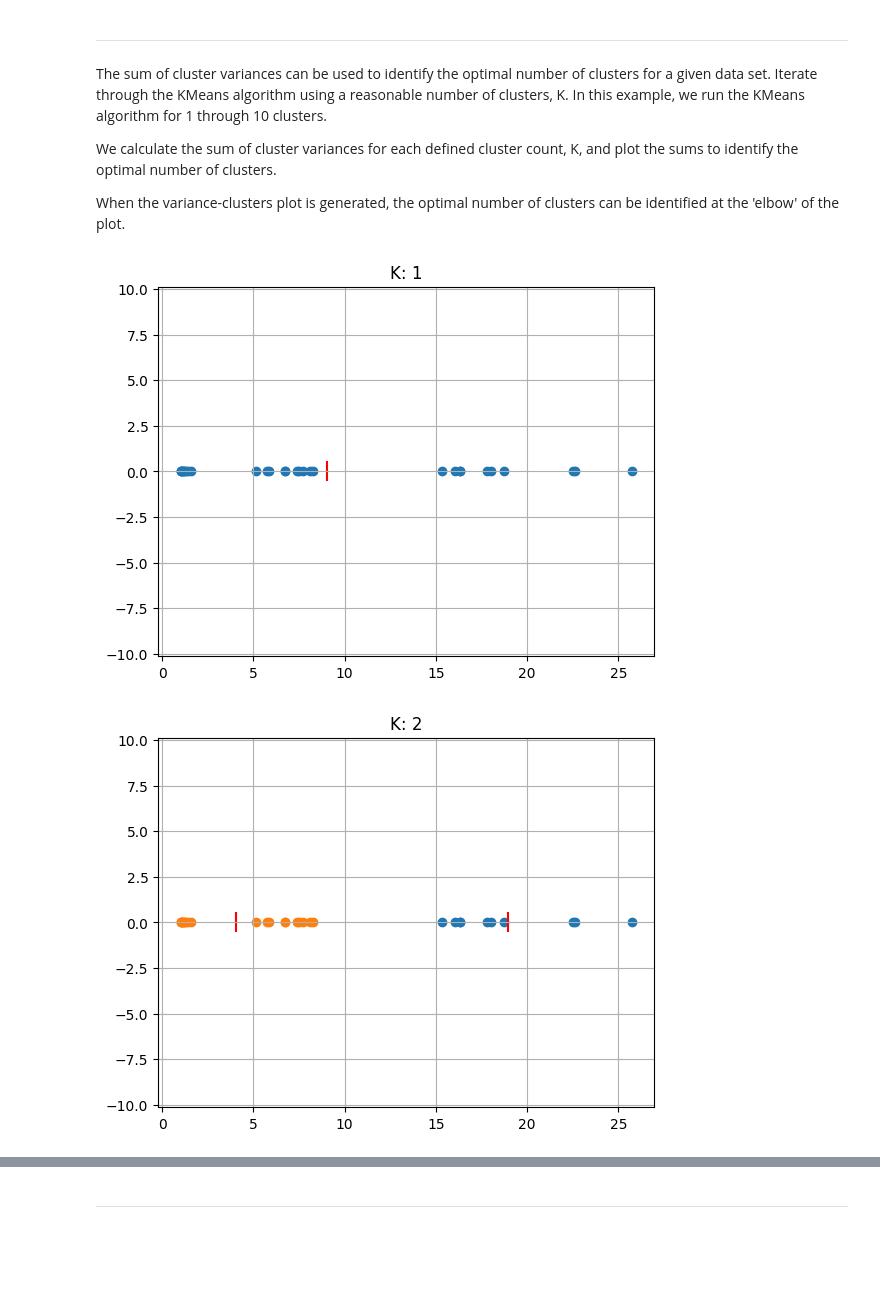
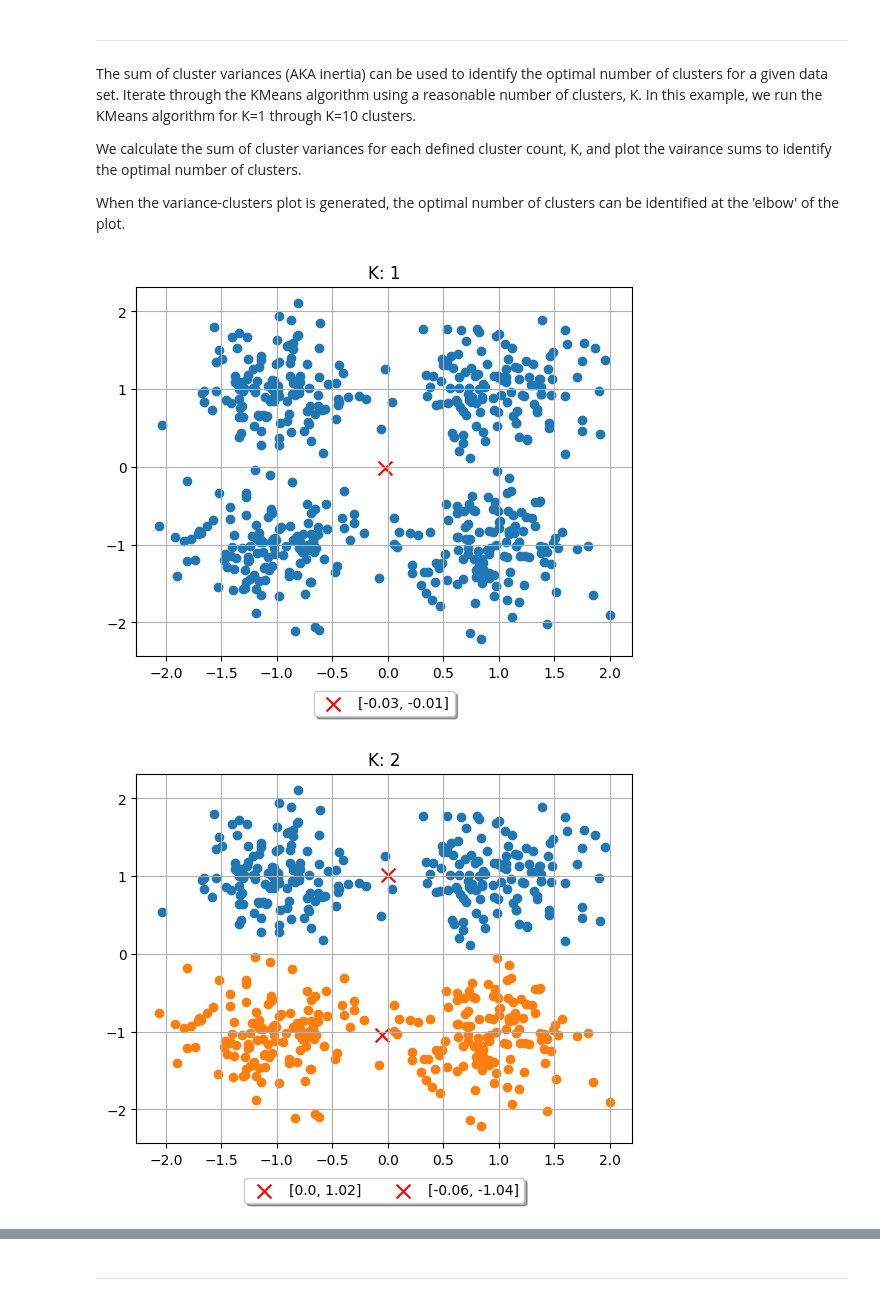
Before and after one commit to AndresDFlores/clustering_algorithms, a Jupyter notebook: k_means_clustering.ipynb, the cells around one changed output, grey strips where cells are left out. Saved outputs shown, nothing was run; the diff lists cells and outputs as text; code cells hidden in the pictures; blank space fills up the shorter version.

```diff
--- a/k_means_clustering.ipynb
+++ b/k_means_clustering.ipynb
@@ -106,4 +189,0 @@ Iteration 3
-# %%
-clusters = get_clusters(cluster_centroids=new_centroids)
-cluster_variance = get_cluster_variances(clusters=clusters)
-new_centroids = update_centroids(clusters=clusters)
@@ -112,4 +189,0 @@ Iteration 4
-# %%
-clusters = get_clusters(cluster_centroids=new_centroids)
-cluster_variance = get_cluster_variances(clusters=clusters)
-new_centroids = update_centroids(clusters=clusters)
@@ -118,4 +189,0 @@ Iteration 5
-# %%
-clusters = get_clusters(cluster_centroids=new_centroids)
-cluster_variance = get_cluster_variances(clusters=clusters)
-new_centroids = update_centroids(clusters=clusters)
@@ -124,8 +189,0 @@ Plot the clusters to visualize how the data was grouped.
-# %%
-for centroiud_key, cluster_vals in clusters.items():
-
-    plt.axis('equal')
-    plt.scatter(x=cluster_vals, y=[0]*len(cluster_vals))
-    plt.grid(True)
-
-plt.show()
@@ -134,9 +190,9 @@ plt.show()
 # %% [markdown]
 -----
 # %% [markdown]
-The sum of cluster variances can be used to identify the optimal number of clusters for a given data set.  Iterate through the KMeans algorithm using a reasonable number of clusters, K.  In this example, we run the KMeans algorithm for 1 through 10 clusters.
+The sum of cluster variances (AKA inertia) can be used to identify the optimal number of clusters for a given data set.  Iterate through the KMeans algorithm using a reasonable number of clusters, K.  In this example, we run the KMeans algorithm for K=1 through K=10 clusters.
 
-We calculate the sum of cluster variances for each defined cluster count, K, and plot the sums to identify the optimal number of clusters.
+We calculate the sum of cluster variances for each defined cluster count, K, and plot the vairance sums to identify the optimal number of clusters.
 
 When the variance-clusters plot is generated, the optimal number of clusters can be identified at the 'elbow' of the plot.
 # %%
@@ -150,7 +206,7 @@ for K in range(1, K_max+1):
     pop_data = deepcopy(data)
     start_cluster_centroids = [pop_data.pop(random.randrange(len(pop_data))) for i in range(K)]
 
-    clusters = get_clusters(cluster_centroids=start_cluster_centroids)
+    clusters = get_clusters(cluster_centroids=start_cluster_centroids, data=data)
     cluster_variance = get_cluster_variances(clusters=clusters)
     new_centroids = update_centroids(clusters=clusters)
 
@@ -158,43 +214,65 @@ for K in range(1, K_max+1):
     #  define how many times we want the algorithm to calculate cluster centroids and converge data to a cluster
     for cluster_iteration in range(10):
 
-        clusters = get_clusters(cluster_centroids=new_centroids)
+        clusters = get_clusters(cluster_centroids=new_centroids, data=data)
         cluster_variance = get_cluster_variances(clusters=clusters)
         new_centroids = update_centroids(clusters=clusters)
 
 
     #  store the sum of cluster variance across all cluster counts, K
     sum_variance.append((K, sum(cluster_variance.values())))
 
 
     #  plot clustered data
     fig1, ax1 = plt.subplots()
     for centroid_key, cluster_vals in clusters.items():
 
-        ax1.axis('equal')
-        ax1.scatter(x=cluster_vals, y=[0]*len(cluster_vals))
-        ax1.scatter(centroid_key, [0], s=200, marker='|', c='red')
+        ax1.scatter(
+            list(map(itemgetter(0), cluster_vals)),
+            list(map(itemgetter(1), cluster_vals))
+            )
+
+        legend_label = [round(centroid, 2) for centroid in centroid_key]
+
+        ax1.scatter(
+            centroid_key[0],
+            centroid_key[1],
+            label=legend_label,
+            s=100,
+            marker='x',
+            c='red'
+            )
+
+
+        #  legend box
+        box = ax1.get_position()
+        ax1.set_position([box.x0, box.y0 + box.height * 0.01,
+                        box.width, box.height * 1])
+
+        # Put a legend below current axis
+        ax1.legend(loc='upper center', bbox_to_anchor=(0.5, -0.075),
+          fancybox=True, shadow=True, ncol=5)
+
+
+        ax1.set_title(f'K: {K}')
         ax1.grid(True)
-        ax1.set_title(f'K: {K}')
-
-    plt.show()
 
 
 
 #  plot sum of cluster data variance
 fig2, ax2 = plt.subplots()
 
 k_vals = list(map(itemgetter(0), sum_variance))
 varaince_vals = list(map(itemgetter(1), sum_variance))
 
 ax2.plot(k_vals, varaince_vals)
 ax2.set_xlim(0, K_max)
 ax2.grid(True)
-ax2.set_title('Sums of Cluster Variances')
-ax2.set_xlabel('K')
+ax2.set_title('SUM OF CLUSTER VARIANCES')
+ax2.set_xlabel('Number of Clusters, K')
 ax2.set_ylabel('Sum of Cluster Variance')
 
 plt.show()
 # %% [output]
-[figure, old version]
+[figure, new version]
-[figure, old version]
+[figure, new version]
```
Also changed, not shown: parts of 30 cells of this notebook, 1 other file.
